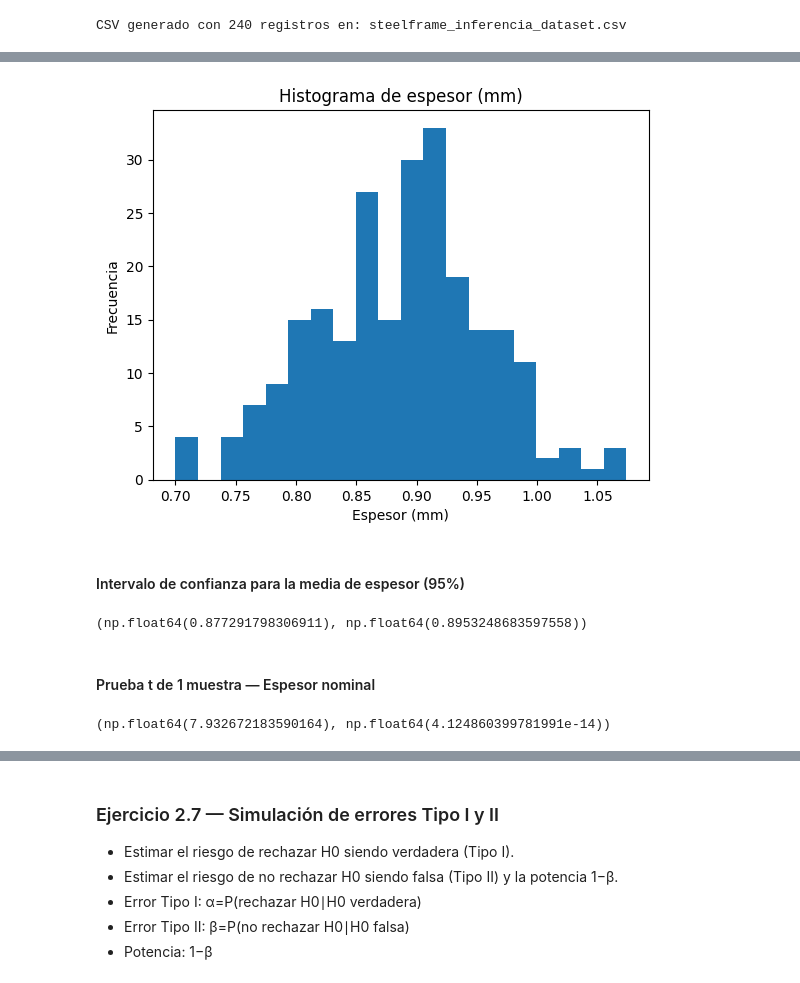
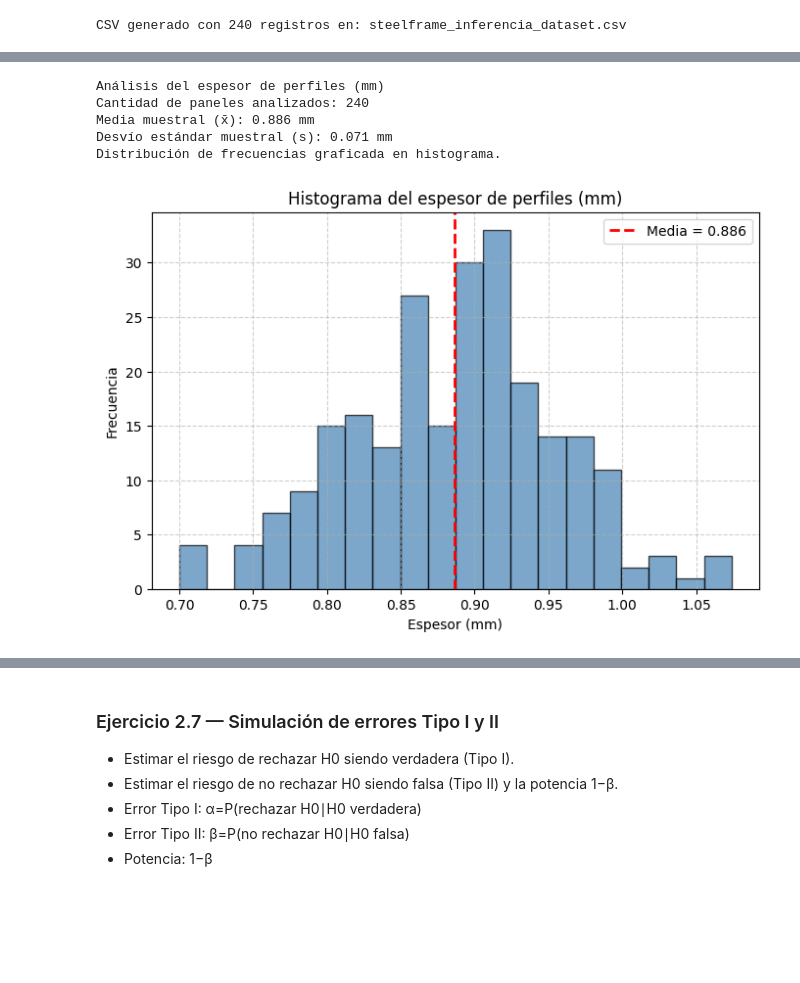
Before and after one commit to UCA-Facultad-de-Ingenieria-Clases-2025/MyS, a Jupyter notebook: TP/MS_TP1A_Inferencia_Estadistica_Steel_Frame_R1.ipynb, the cells around one changed output, grey strips where cells are left out. Cells and saved outputs as stored; diff of their text form; code cells hidden in the pictures; blank space fills up the shorter version.

```diff
--- a/TP/MS_TP1A_Inferencia_Estadistica_Steel_Frame_R1.ipynb
+++ b/TP/MS_TP1A_Inferencia_Estadistica_Steel_Frame_R1.ipynb
@@ -477,31 +510,38 @@ n, x_mean, x_std
 # %%
 
+import pandas as pd
 import matplotlib.pyplot as plt
 
-plt.hist(x, bins=20)
-plt.title("Histograma de espesor (mm)")
+# Leer CSV
+df = pd.read_csv("steelframe_inferencia_dataset.csv")
+
+# Variable de interés: espesor
+x = df["espesor_mm"].dropna()
+n = x.size
+x_mean = x.mean()
+x_std = x.std(ddof=1)
+
+
+print("Análisis del espesor de perfiles (mm)")
+print(f"Cantidad de paneles analizados: {n}")
+print(f"Media muestral (x̄): {x_mean:.3f} mm")
+print(f"Desvío estándar muestral (s): {x_std:.3f} mm")
+print("Distribución de frecuencias graficada en histograma.\n")
+
+# === Histograma ===
+plt.figure(figsize=(8,5))
+plt.hist(x, bins=20, color="steelblue", edgecolor="black", alpha=0.7)
+plt.axvline(x_mean, color="red", linestyle="--", linewidth=2, label=f"Media = {x_mean:.3f}")
+plt.title("Histograma del espesor de perfiles (mm)")
 plt.xlabel("Espesor (mm)")
 plt.ylabel("Frecuencia")
+plt.legend()
+plt.grid(True, linestyle="--", alpha=0.6)
 plt.show()
 # %% [output]
+Análisis del espesor de perfiles (mm)
+Cantidad de paneles analizados: 240
+Media muestral (x̄): 0.886 mm
+Desvío estándar muestral (s): 0.071 mm
+Distribución de frecuencias graficada en histograma.
-[figure, old version]
+[figure, new version]
-# %% [markdown]
-#### Intervalo de confianza para la media de espesor (95%)
-# %%
-
-from scipy import stats
-alpha = 0.05
-t_crit = stats.t.ppf(1 - alpha/2, df=n-1)
-moe = t_crit * x_std/np.sqrt(n)
-(x_mean - moe, x_mean + moe)
-# %% [output]
-(np.float64(0.877291798306911), np.float64(0.8953248683597558))
-# %% [markdown]
-#### Prueba t de 1 muestra — Espesor nominal
-# %%
-
-mu0 = 0.85
-t_stat, p_one_sided = stats.ttest_1samp(x, popmean=mu0, alternative="greater")
-t_stat, p_one_sided
-# %% [output]
-(np.float64(7.932672183590164), np.float64(4.124860399781991e-14))
```
Also changed, not shown: parts of 25 cells of this notebook.
